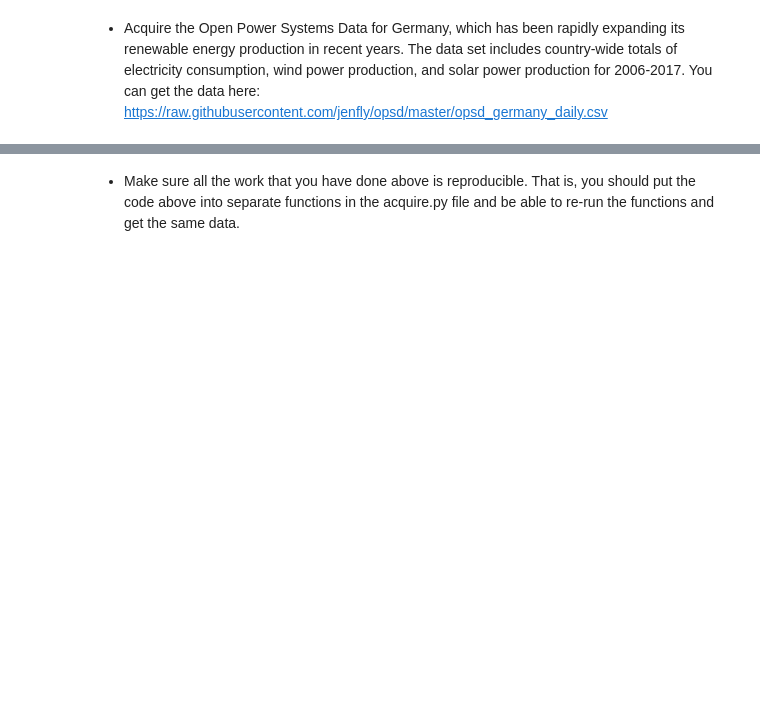
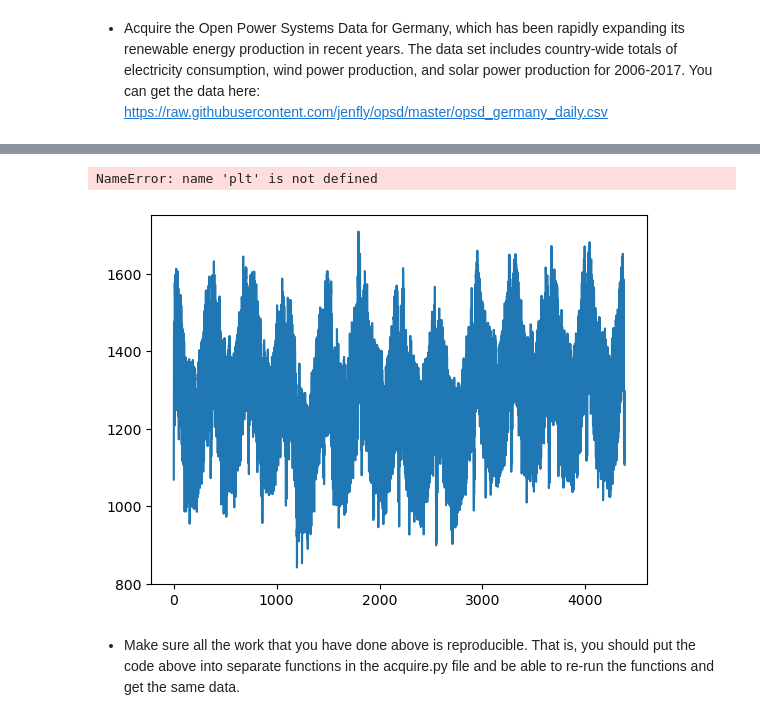
Before and after one commit to manuel-salazar1/time-series-exercises, a Jupyter notebook: acquire.ipynb, the cells around one changed output, grey strips where cells are left out. Cells and saved outputs as stored; diff of their text form; code cells hidden in the pictures; blank space fills up the shorter version.

```diff
--- a/acquire.ipynb
+++ b/acquire.ipynb
@@ -260,2 +246,5 @@ starships_df
 # %% [markdown]
 - Acquire the Open Power Systems Data for Germany, which has been rapidly expanding its renewable energy production in recent years. The data set includes country-wide totals of electricity consumption, wind power production, and solar power production for 2006-2017. You can get the data here: https://raw.githubusercontent.com/jenfly/opsd/master/opsd_germany_daily.csv
+# %%
+url = "https://raw.githubusercontent.com/jenfly/opsd/master/opsd_germany_daily.csv"
+germ_df = pd.read_csv(url)
@@ -262,2 +267,8 @@ starships_df
+# %%
+germ_df.Consumption.plot()
+plt.show()
+# %% [output]
+NameError: name 'plt' is not defined
+[figure, added]
 # %% [markdown]
 - Make sure all the work that you have done above is reproducible. That is, you should put the code above into separate functions in the acquire.py file and be able to re-run the functions and get the same data.
```
Also changed, not shown: parts of 20 cells of this notebook.
